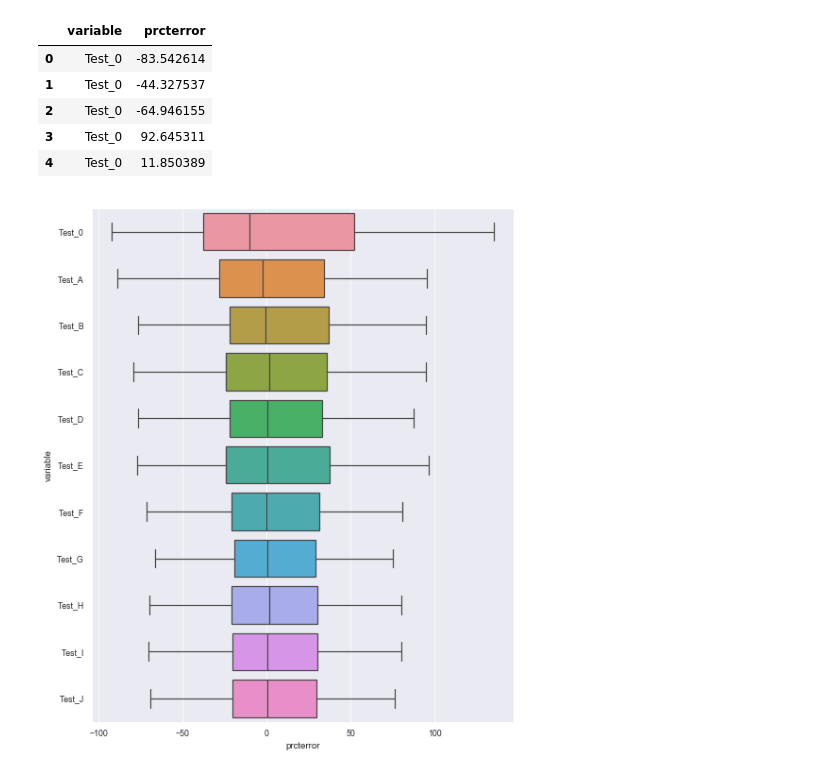
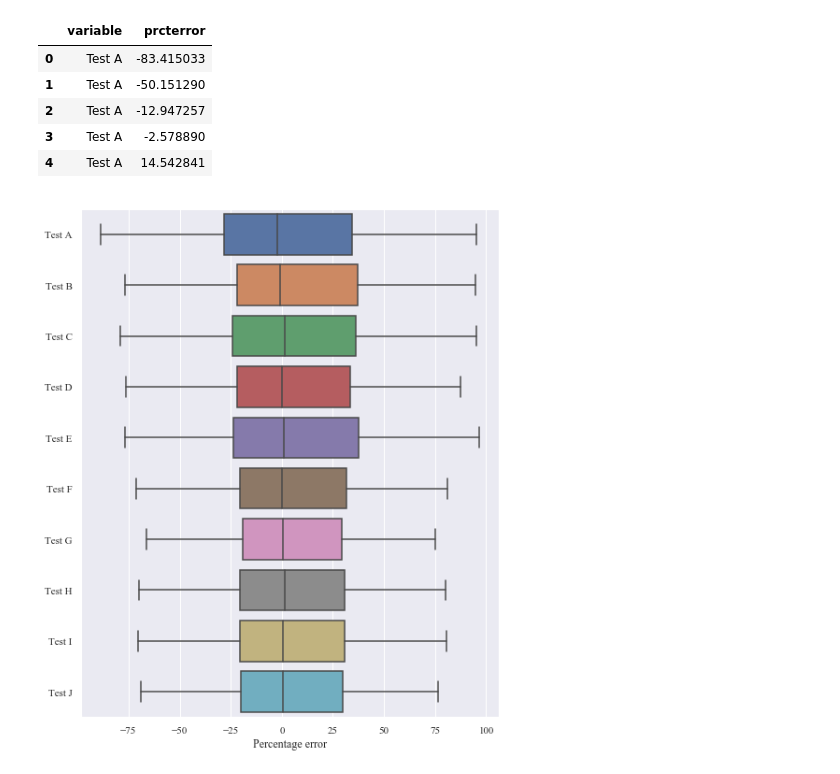
Before and after one commit to tgrippa/Dasymetric_mapping_using_GRASSGIS, a Jupyter notebook: notebooks/4_Validation_plots.ipynb, the cells around one changed output. Saved outputs shown, nothing was run; the diff lists cells and outputs as text; code cells hidden in the pictures.

Commit message:
update font of plot labels

```diff
--- a/notebooks/4_Validation_plots.ipynb
+++ b/notebooks/4_Validation_plots.ipynb
@@ -6,21 +6,22 @@ import geopandas as gpd
 from matplotlib import pyplot as plt
 # %%
 # Set style preset parameters from Seaborn
-sns.set()
-#sns.set_style("darkgrid")
+#sns.set()
+sns.set_style("darkgrid")
 sns.set_context("paper")
+sns.set(font='Times New Roman')
 # %%
 # For plot to appear in the notebook
 %matplotlib inline
 # %%
 value_column = 'prcterror'
 tests_df = pd.DataFrame()
-for test in ['0','A','B','C','D','E','F','G','H','I','J']:
+for test in ['A','B','C','D','E','F','G','H','I','J']:
     folder = "/media/tais/My_Book_1/MAUPP/Traitement/Population_modelling_dasymetry/Results/Dakar/Random_Forest/Test_%s"%test
     file_name = "Test_%s_validation_level1"%test
     filepath = os.path.join(folder, file_name + '.dbf')
     gdf = gpd.read_file(filepath)
-    tests_df['Test_%s'%test] = gdf[value_column]
+    tests_df['Test %s'%test] = gdf[value_column]
 # %%
 tests_df.head()
 # %% [output]
@@ -36,20 +37,20 @@ plot_df = pd.melt(tests_df, value_vars=list(tests_df.columns), value_name=value_
 plot_df.head()
 # %% [output]
 |  | variable | prcterror |
-| 0 | Test_0 | -83.542614 |
-| 1 | Test_0 | -44.327537 |
-| 2 | Test_0 | -64.946155 |
-| 3 | Test_0 | 92.645311 |
-| 4 | Test_0 | 11.850389 |
+| 0 | Test A | -83.415033 |
+| 1 | Test A | -50.151290 |
+| 2 | Test A | -12.947257 |
+| 3 | Test A | -2.578890 |
+| 4 | Test A | 14.542841 |
 # %%
 plt.figure(figsize=(8,10))
-#sns.boxplot(x="variable", y="abserror", data=plot_df, orient="v")
-sns.boxplot(x=value_column, y="variable", data=plot_df, orient="h", whis=0.98, showfliers=False)
-plt.MultipleLocator(10)
+#sns.boxplot(x="variable", y=value_column, data=plot_df, orient="v")
+ax = sns.boxplot(x=value_column, y="variable", data=plot_df, orient="h", whis=0.98, showfliers=False)
+ax.set(xlabel='Percentage error', ylabel='')
 result_folder = "/media/tais/My_Book_1/MAUPP/Traitement/Population_modelling_dasymetry/Results/Dakar/Random_Forest"
 plt.savefig(os.path.join(result_folder, "Dakar_boxplot_%s.svg"%value_column), dpi=300, bbox_inches='tight')
 # %% [output]
-[figure, old version]
+[figure, new version]
 # %%
 plt.figure(figsize=(8,10))
 sns.violinplot(x=value_column, y="variable", data=plot_df, orient="h", cut=0)
```
Also changed, not shown: parts of 2 cells of this notebook.
